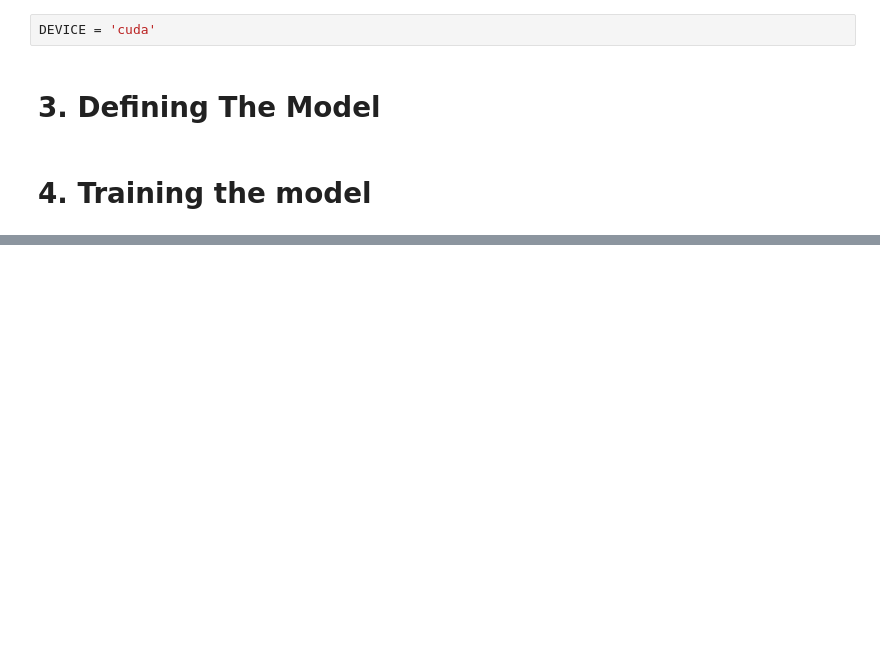
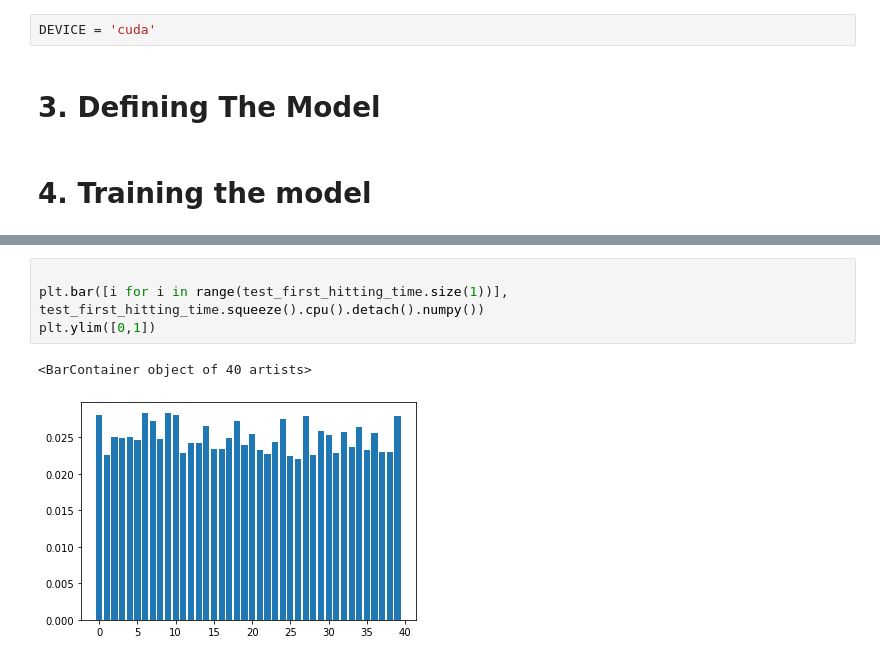
Before and after one commit to madkerpe/poc_ddht_pytorch, a Jupyter notebook: main_poc.ipynb, the cells around one changed output, grey strips where cells are left out. Cells and saved outputs as stored; diff of their text form; blank space fills up the shorter version.

```diff
--- a/main_poc.ipynb
+++ b/main_poc.ipynb
@@ -137,3 +147,10 @@ real lv was 0.444887, we estimated 0.520966
+# %%
+
+plt.bar([i for i in range(test_first_hitting_time.size(1))], test_first_hitting_time.squeeze().cpu().detach().numpy())
+plt.ylim([0,1])
+# %% [output]
+<BarContainer object of 40 artists>
+[figure, added]
 # %%
 # start training
 for epoch in trange(NUM_EPOCHS):
```
Also changed, not shown: parts of 13 cells of this notebook, 4 other files.
